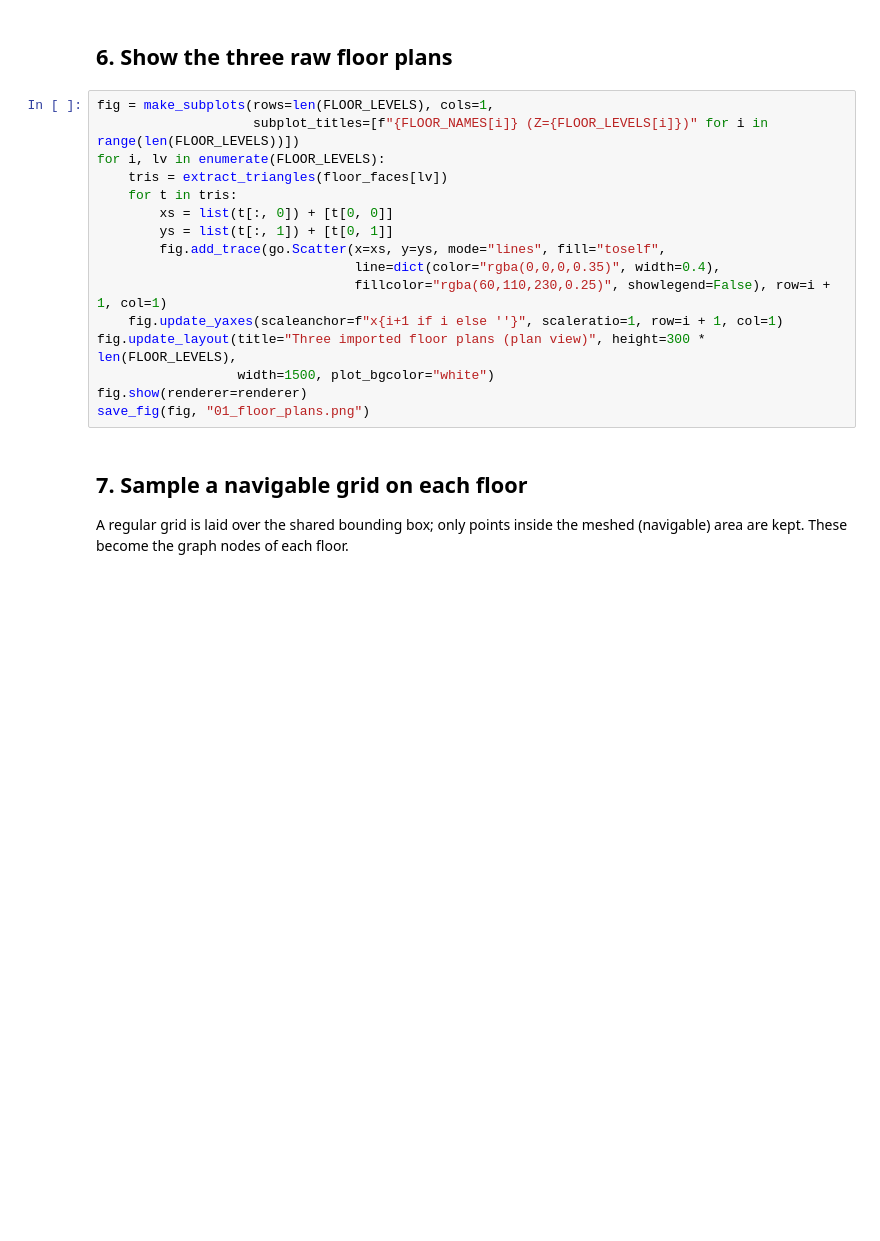
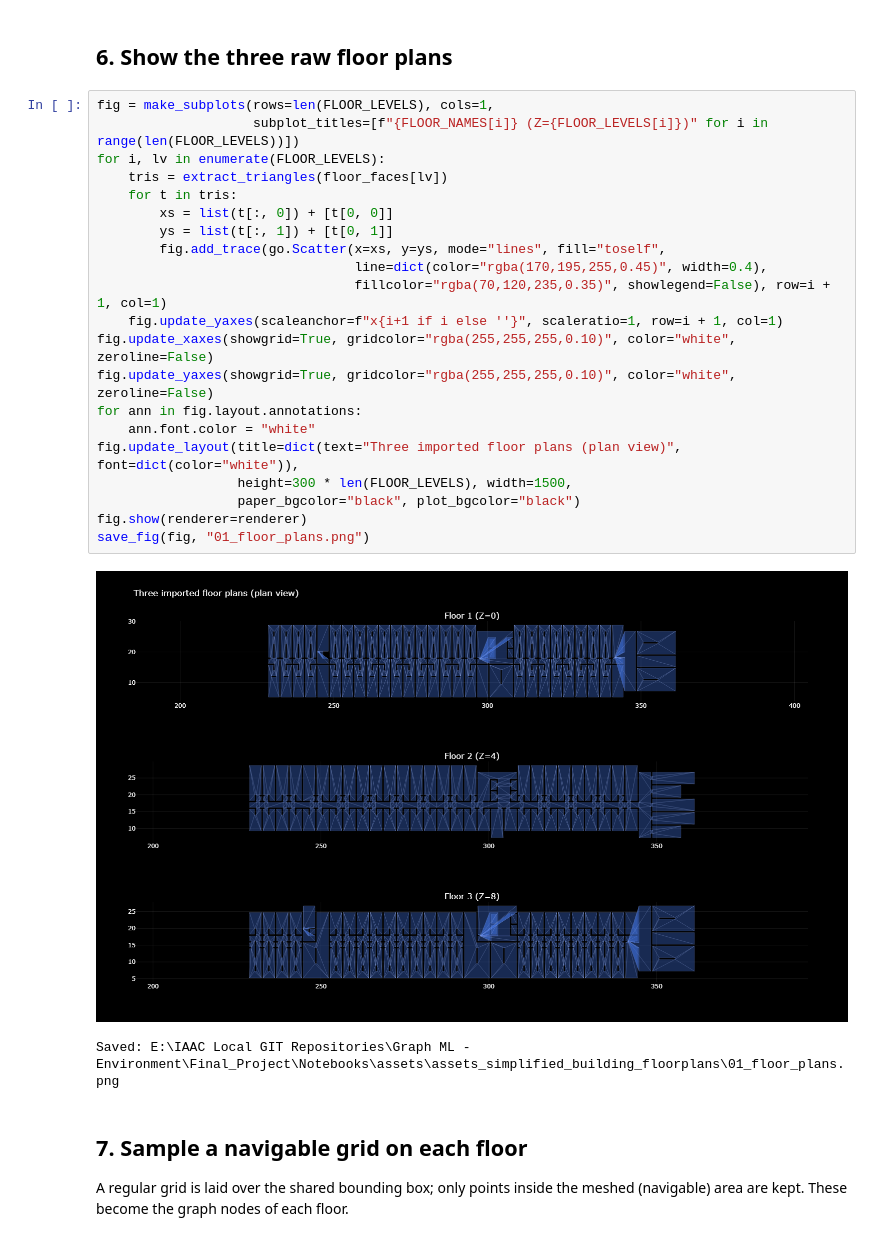
Before and after one commit to ramon-garcia-ayala/Graph-Machine-Learning, a Jupyter notebook: Final_Project/Notebooks/Spatial Intelligence/Simplified_NB_Marsella_MultiFloor_Spatial_Intelligence.ipynb, the cells around one changed output. Saved outputs shown, nothing was run; the diff lists cells and outputs as text; blank space fills up the shorter version.

```diff
--- a/Final_Project/Notebooks/Spatial Intelligence/Simplified_NB_Marsella_MultiFloor_Spatial_Intelligence.ipynb
+++ b/Final_Project/Notebooks/Spatial Intelligence/Simplified_NB_Marsella_MultiFloor_Spatial_Intelligence.ipynb
@@ -234,19 +238,27 @@ print(f"Plan box: u[{UMIN:.1f},{UMAX:.1f}]  v[{VMIN:.1f},{VMAX:.1f}]")
 # %%
 fig = make_subplots(rows=len(FLOOR_LEVELS), cols=1,
                     subplot_titles=[f"{FLOOR_NAMES[i]} (Z={FLOOR_LEVELS[i]})" for i in range(len(FLOOR_LEVELS))])
 for i, lv in enumerate(FLOOR_LEVELS):
     tris = extract_triangles(floor_faces[lv])
     for t in tris:
         xs = list(t[:, 0]) + [t[0, 0]]
         ys = list(t[:, 1]) + [t[0, 1]]
         fig.add_trace(go.Scatter(x=xs, y=ys, mode="lines", fill="toself",
-                                 line=dict(color="rgba(0,0,0,0.35)", width=0.4),
-                                 fillcolor="rgba(60,110,230,0.25)", showlegend=False), row=i + 1, col=1)
+                                 line=dict(color="rgba(170,195,255,0.45)", width=0.4),
+                                 fillcolor="rgba(70,120,235,0.35)", showlegend=False), row=i + 1, col=1)
     fig.update_yaxes(scaleanchor=f"x{i+1 if i else ''}", scaleratio=1, row=i + 1, col=1)
-fig.update_layout(title="Three imported floor plans (plan view)", height=300 * len(FLOOR_LEVELS),
-                  width=1500, plot_bgcolor="white")
+fig.update_xaxes(showgrid=True, gridcolor="rgba(255,255,255,0.10)", color="white", zeroline=False)
+fig.update_yaxes(showgrid=True, gridcolor="rgba(255,255,255,0.10)", color="white", zeroline=False)
+for ann in fig.layout.annotations:
+    ann.font.color = "white"
+fig.update_layout(title=dict(text="Three imported floor plans (plan view)", font=dict(color="white")),
+                  height=300 * len(FLOOR_LEVELS), width=1500,
+                  paper_bgcolor="black", plot_bgcolor="black")
 fig.show(renderer=renderer)
 save_fig(fig, "01_floor_plans.png")
+# %% [output]
+[figure, added]
+Saved: E:\IAAC Local GIT Repositories\Graph ML - Environment\Final_Project\Notebooks\assets\assets_simplified_building_floorplans\01_floor_plans.png
 # %% [markdown]
 ## 7. Sample a navigable grid on each floor
 
```
Also changed, not shown: parts of 17 cells of this notebook, 13 other files.
